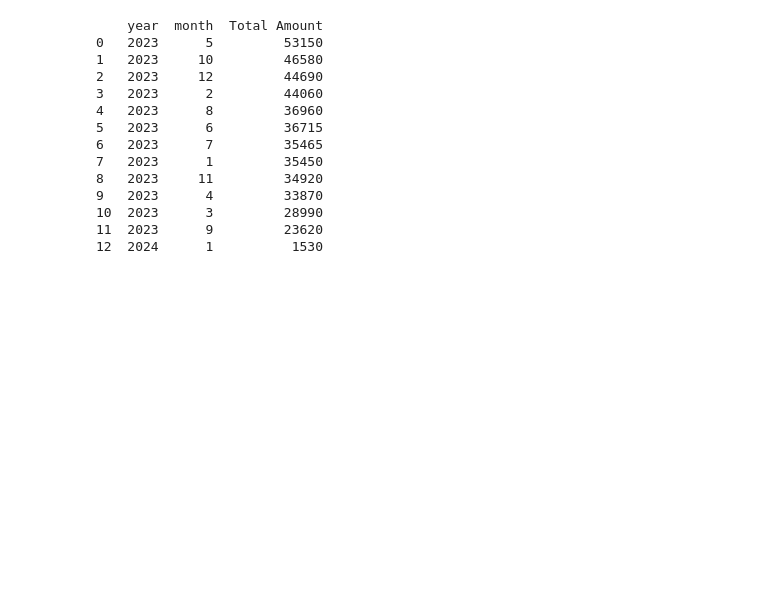
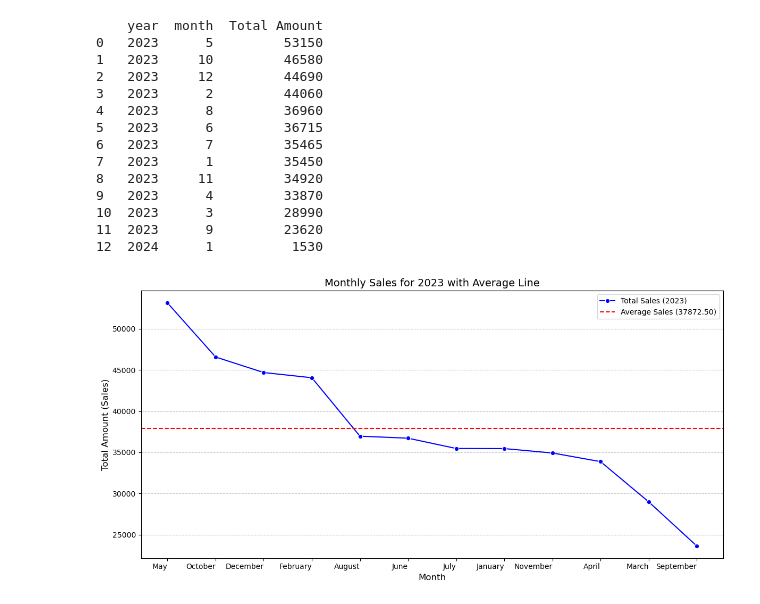
Before and after one commit to Team9DSI/Retail-Sales-and-Customer-Demographics, a Jupyter notebook: models/simple_linear_regression.ipynb, the cells around one changed output. Saved outputs shown, nothing was run; the diff lists cells and outputs as text; code cells hidden in the pictures; blank space fills up the shorter version.

Commit message:
total sales calculated for each month and plotted a graph

```diff
--- a/models/simple_linear_regression.ipynb
+++ b/models/simple_linear_regression.ipynb
@@ -81,3 +80,41 @@ print(retail_data_monthly_sales)
 10  2023      3         28990
 11  2023      9         23620
 12  2024      1          1530
+# %%
+import matplotlib.pyplot as plt
+import seaborn as sns
+import calendar
+
+# Filter the data for the year 2023
+retail_data_2023 = retail_data_monthly_sales[retail_data_monthly_sales['year'] == 2023].copy()
+
+# Replace month numbers with month names
+retail_data_2023['Month Name'] = retail_data_2023['month'].apply(lambda x: calendar.month_name[x])
+
+# Calculate the average total sales
+average_sales = retail_data_2023['Total Amount'].mean()
+
+# Plot the line chart
+plt.figure(figsize=(12, 6))
+sns.lineplot(
+    x='Month Name', y='Total Amount',
+    data=retail_data_2023,
+    marker='o', color='blue', label='Total Sales (2023)'
+)
+
+# Add the average line
+plt.axhline(y=average_sales, color='red', linestyle='--', label=f'Average Sales ({average_sales:.2f})')
+
+# Customize labels and title
+plt.xlabel("Month", fontsize=12)
+plt.ylabel("Total Amount (Sales)", fontsize=12)
+plt.title("Monthly Sales for 2023 with Average Line", fontsize=14)
+plt.xticks(rotation=360, ha='right')  # Rotate x-axis labels for readability
+plt.grid(axis='y', linestyle='--', alpha=0.7)  # Add gridlines for better readability
+plt.legend()
+
+# Display the plot
+plt.tight_layout()
+plt.show()
+# %% [output]
+[figure, added]
```
Also changed, not shown: parts of 1 cell of this notebook.
